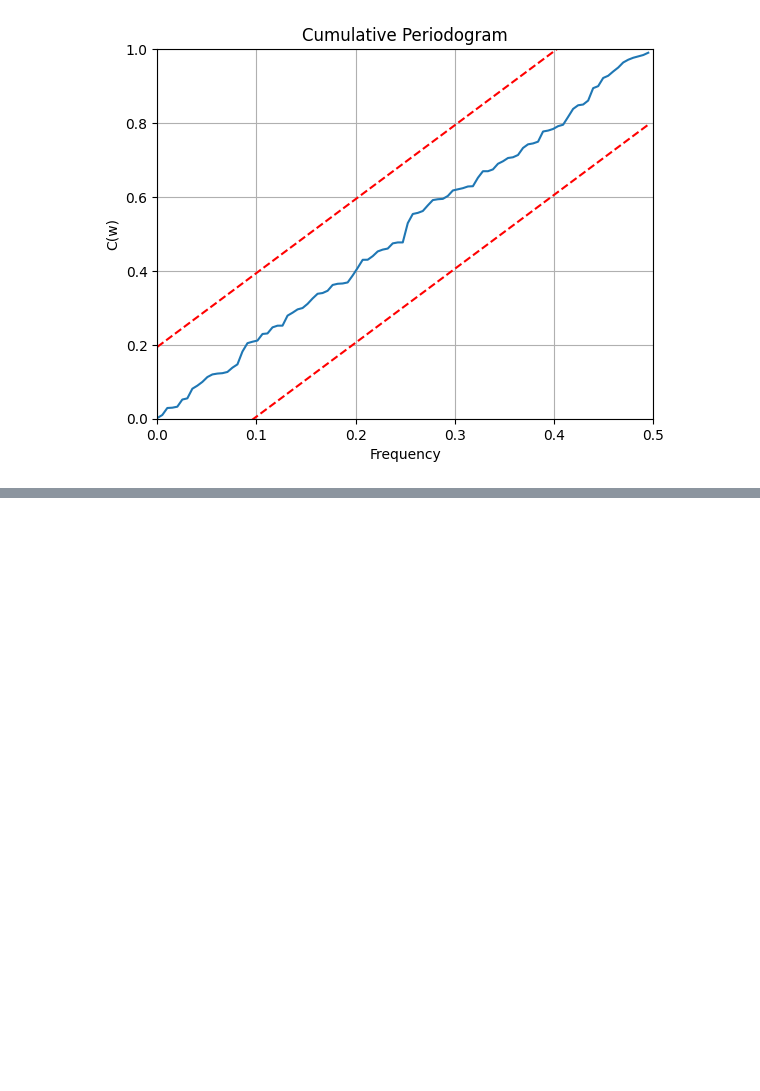
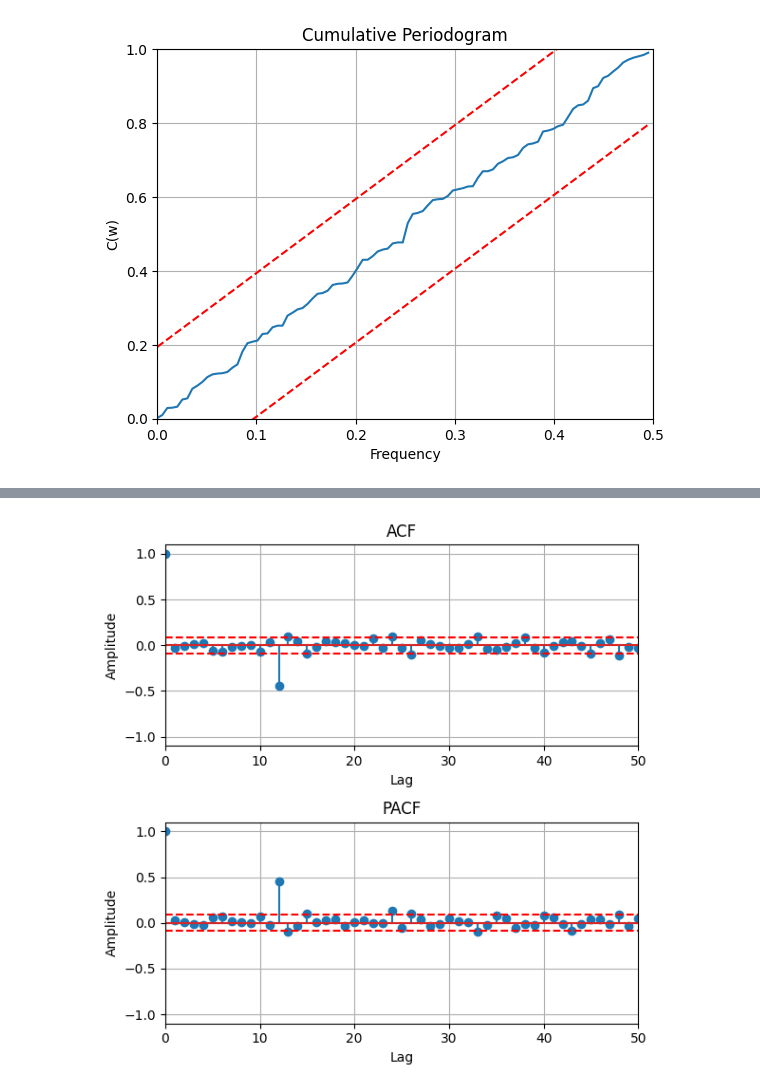
Before and after one commit to atjhin/lund-university, a Jupyter notebook: MASM17/Untitled.ipynb, the cells around one changed output, grey strips where cells are left out. Saved outputs shown, nothing was run; the diff lists cells and outputs as text; code cells hidden in the pictures; blank space fills up the shorter version.

```diff
--- a/MASM17/Untitled.ipynb
+++ b/MASM17/Untitled.ipynb
@@ -218,0 +264,13 @@ Whiteness test with 5.0% significance
+# %%
+y_s = modelling.filter(A12,1,y, remove=len(A12)-1)
+ordA=2
+ordC=0
+model = modelling.PEM(y_s, A=ordA, C=ordC)
+# if not isinstance(A, int): A_free = np.array(ordA).astype(bool)
+# if not isinstance(C, int): C_free = np.array(ordC).astype(bool)
+model.set_free_params(A_free=[1, 1,1], C_free=[1])
+model_fitted = model.fit(method='LS', bh=False)
+res = model_fitted.resid
+analysis.plotACFnPACF(res,noLags=50,titleStr=None)
+# %% [output]
+[figure, added]
```
Also changed, not shown: parts of 20 cells of this notebook, 1 other file.
